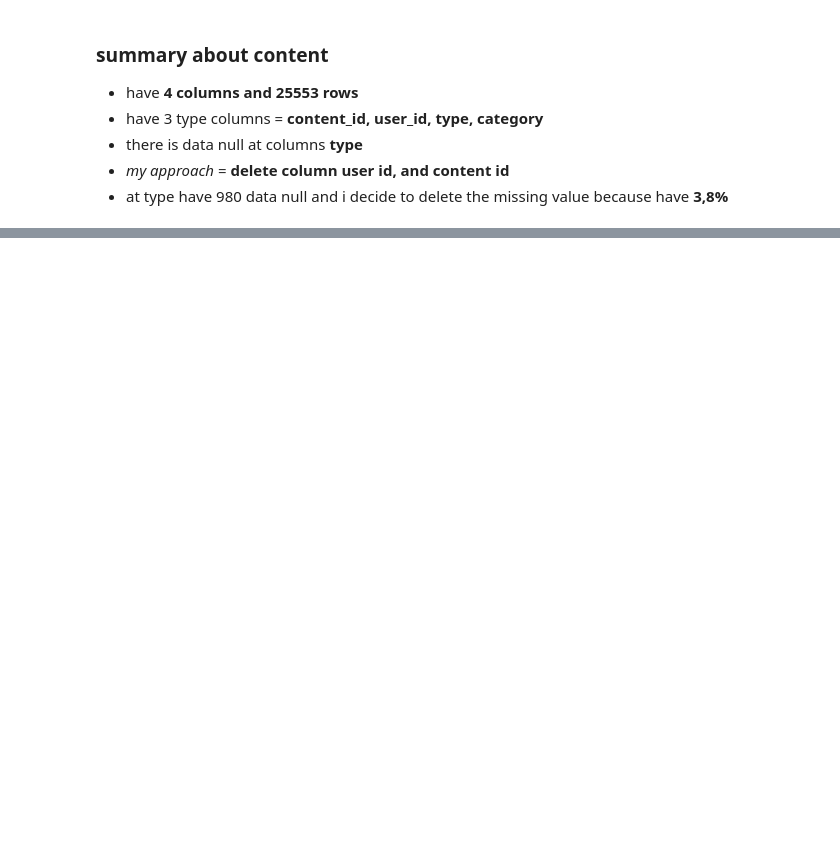
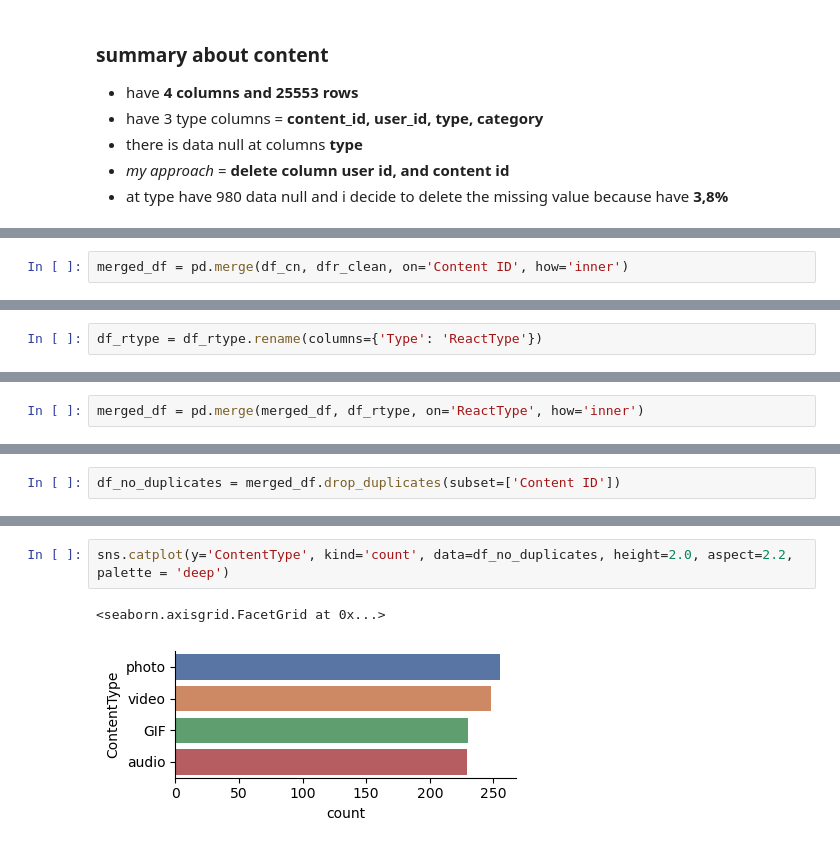
Before and after one commit to kintan-pitaloka/VIX-Accenture, a Jupyter notebook: accentureproject.ipynb, the cells around one changed output, grey strips where cells are left out. Drawn from its saved outputs; the diff is of its cells as text; blank space fills up the shorter version.

```diff
--- a/accentureproject.ipynb
+++ b/accentureproject.ipynb
@@ -556,0 +604,2 @@ sns.catplot(y='Type', kind='count', data=dfr_clean, height=9.0, aspect=2.2, pale
+# %%
+merged_df = pd.merge(df_cn, dfr_clean, on='Content ID', how='inner')
@@ -556,0 +641,2 @@ sns.catplot(y='Type', kind='count', data=dfr_clean, height=9.0, aspect=2.2, pale
+# %%
+df_rtype = df_rtype.rename(columns={'Type': 'ReactType'})
@@ -556,0 +654,2 @@ sns.catplot(y='Type', kind='count', data=dfr_clean, height=9.0, aspect=2.2, pale
+# %%
+merged_df = pd.merge(merged_df, df_rtype, on='ReactType', how='inner')
@@ -556,0 +697,2 @@ sns.catplot(y='Type', kind='count', data=dfr_clean, height=9.0, aspect=2.2, pale
+# %%
+df_no_duplicates = merged_df.drop_duplicates(subset=['Content ID'])
@@ -556,0 +716,5 @@ sns.catplot(y='Type', kind='count', data=dfr_clean, height=9.0, aspect=2.2, pale
+# %%
+sns.catplot(y='ContentType', kind='count', data=df_no_duplicates, height=2.0, aspect=2.2, palette = 'deep')
+# %% [output]
+<seaborn.axisgrid.FacetGrid at 0x...>
+[figure, added]
```
Also changed, not shown: parts of 38 cells of this notebook.
